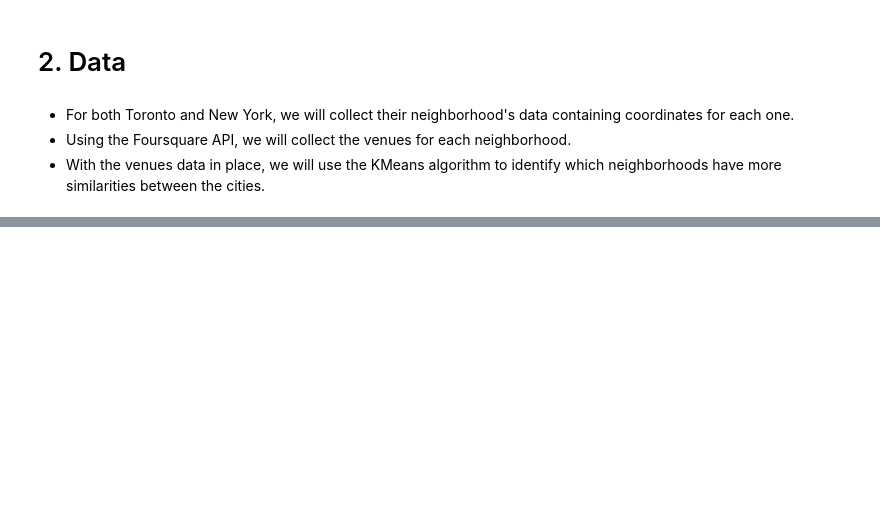
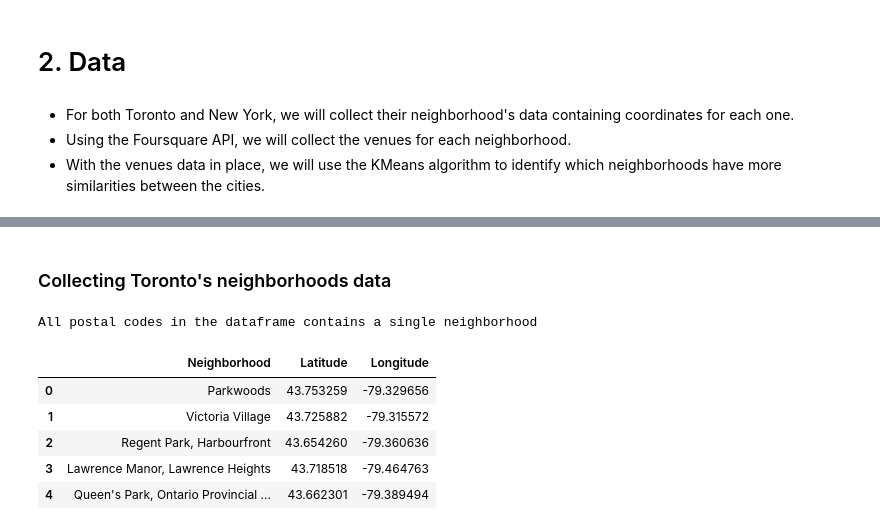
Before and after one commit to tcurvelo/Coursera_Capstone, a Jupyter notebook: ny2to.ipynb, the cells around one changed output, grey strips where cells are left out. Saved outputs shown, nothing was run; the diff lists cells and outputs as text; code cells hidden in the pictures; blank space fills up the shorter version.

```diff
--- a/ny2to.ipynb
+++ b/ny2to.ipynb
@@ -17,0 +61,37 @@ This work will simulate that analysis, exploring both cities' neighborhoods and
+# %% [markdown]
+### Collecting Toronto's neighborhoods data
+# %%
+toronto_nb = pd.read_html(
+    "https://en.wikipedia.org/wiki/List_of_postal_codes_of_Canada:_M",
+    match="Neighbourhood"
+)[0]
+toronto_nb.columns = ["Postal Code", "Borough", "Neighborhood"]
+
+def fix_nb(entry):
+    if entry["Neighborhood"] == "Not Assigned":
+        entry["Neighborhood"] = entry["Borough"]
+    return entry
+
+# ignore 'Not assigned' boroughes
+toronto = toronto[toronto['Borough'] != "Not assigned"]
+
+# Fix 'Not assigned' neighborhoods
+toronto = toronto.apply(fix_nb, axis=1)
+
+# Check for neighborhoods uniqueness
+num_postal_codes = len(toronto['Postal Code'].unique())
+if num_postal_codes == toronto.shape[0]:
+    print('All postal codes in the dataframe contains a single neighborhood')
+else:
+    print('There are more than one neighborhood for some postal codes')
+
+toronto_geospatial = pd.read_csv("https://cocl.us/Geospatial_data")
+toronto = pd.merge(toronto_nb, toronto_geospatial, on='Postal Code').drop(columns=['Postal Code', 'Borough'])
+# %% [output]
+All postal codes in the dataframe contains a single neighborhood
+|  | Neighborhood | Latitude | Longitude |
+| 0 | Parkwoods | 43.753259 | -79.329656 |
+| 1 | Victoria Village | 43.725882 | -79.315572 |
+| 2 | Regent Park, Harbourfront | 43.654260 | -79.360636 |
+| 3 | Lawrence Manor, Lawrence Heights | 43.718518 | -79.464763 |
+| 4 | Queen's Park, Ontario Provincial ... | 43.662301 | -79.389494 |
```
Also changed, not shown: parts of 18 cells of this notebook, 4 other files.
